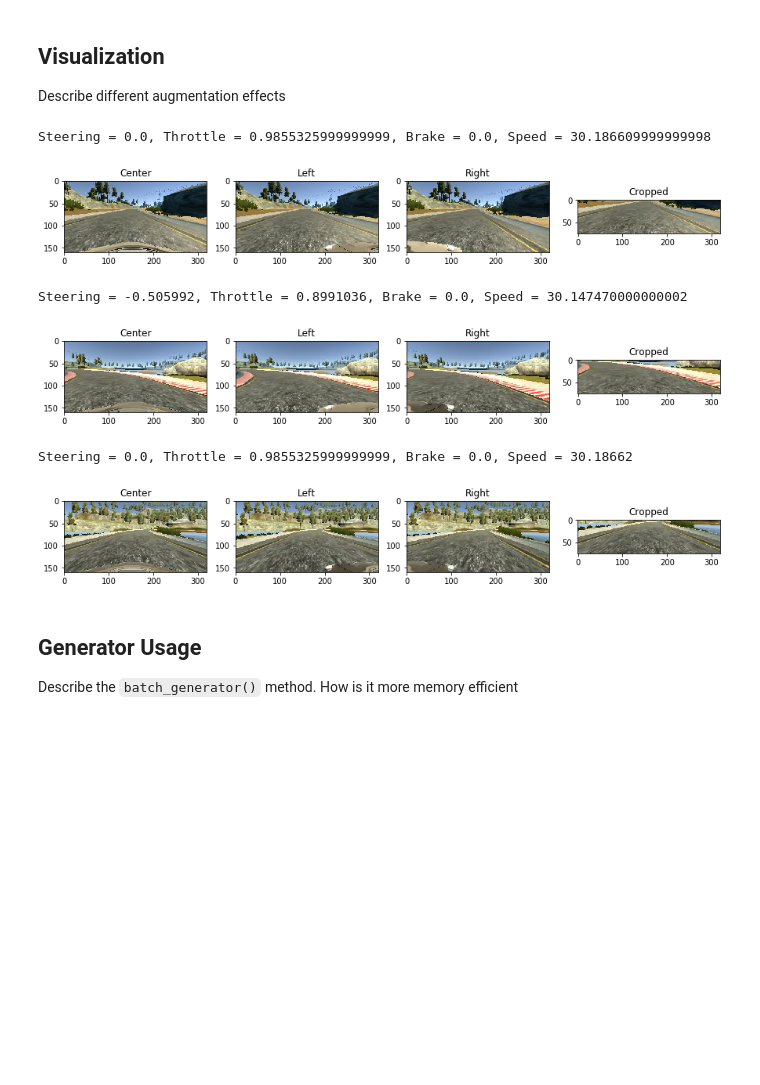
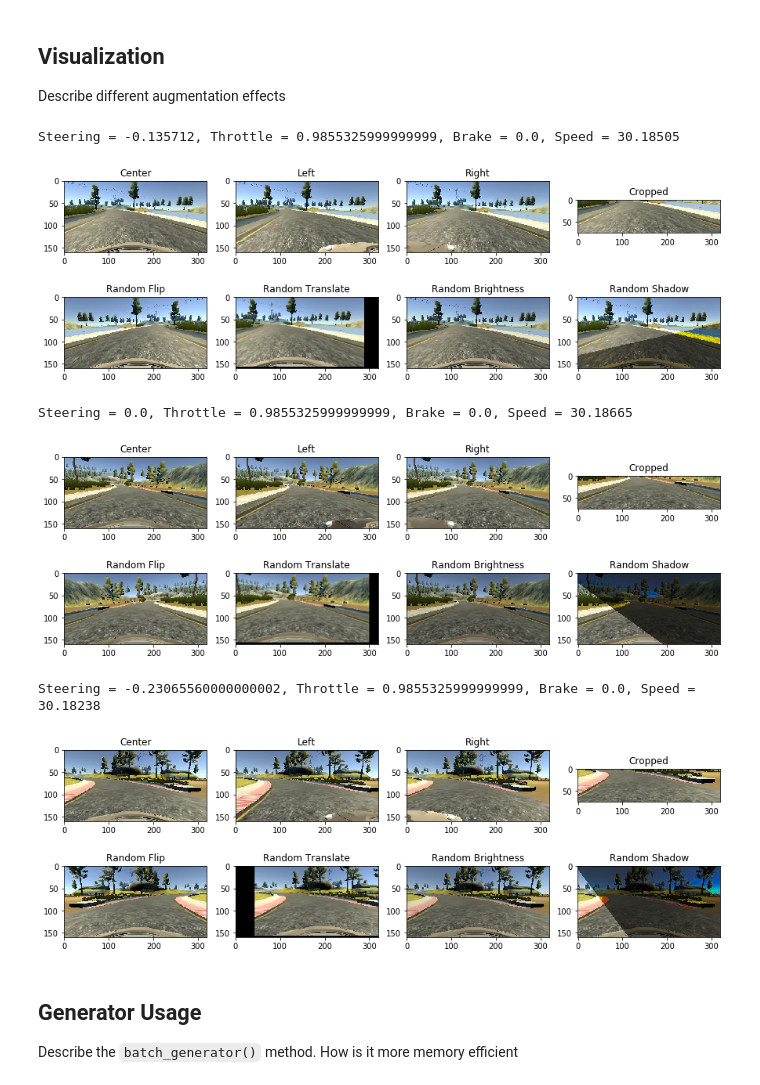
Before and after one commit to lmtoan/sdc-behavior-cloning, a Jupyter notebook: draft-0929.ipynb, the cells around one changed output. Saved outputs shown, nothing was run; the diff lists cells and outputs as text; code cells hidden in the pictures; blank space fills up the shorter version.

Commit message:
Add image augmentation methods

```diff
--- a/draft-0929.ipynb
+++ b/draft-0929.ipynb
@@ -118,27 +221,35 @@ Describe different augmentation effects
 # %%
 # Visualization
 for _, row in log_df.sample(3).iterrows():
+    print("Steering = {0[0]}, Throttle = {0[1]}, Brake = {0[2]}, Speed = {0[3]} ".format(row[3:]))
     center_image = load_image(data_dir, row['center'])
     left_image = load_image(data_dir, row['left'])
     right_image = load_image(data_dir, row['right'])
-    fig, (ax1, ax2, ax3, ax4) = plt.subplots(1, 4, figsize=(15, 15))
-    ax1.imshow(center_image)
-    ax1.set_title('Center')
-    ax2.imshow(left_image)
-    ax2.set_title('Left')
-    ax3.imshow(right_image)
-    ax3.set_title('Right')
-    ax4.imshow(crop(center_image))
-    ax4.set_title('Cropped')
-    print("Steering = {0[0]}, Throttle = {0[1]}, Brake = {0[2]}, Speed = {0[3]} ".format(row[3:]))
+    fig, ax = plt.subplots(nrows=2, ncols=4, figsize=(15, 5))
+    ax[0, 0].imshow(center_image)
+    ax[0, 0].set_title('Center')
+    ax[0, 1].imshow(left_image)
+    ax[0, 1].set_title('Left')
+    ax[0, 2].imshow(right_image)
+    ax[0, 2].set_title('Right')
+    ax[0, 3].imshow(crop(center_image))
+    ax[0, 3].set_title('Cropped')
+    ax[1, 0].imshow(random_flip(center_image, 0.0)[0])
+    ax[1, 0].set_title('Random Flip')
+    ax[1, 1].imshow(random_translate(center_image, 0.0)[0])
+    ax[1, 1].set_title('Random Translate')
+    ax[1, 2].imshow(random_brightness(center_image))
+    ax[1, 2].set_title('Random Brightness')
+    ax[1, 3].imshow(random_shadow(center_image))
+    ax[1, 3].set_title('Random Shadow')
     plt.show()
 # %% [output]
-Steering = 0.0, Throttle = 0.9855325999999999, Brake = 0.0, Speed = 30.186609999999998
+Steering = -0.135712, Throttle = 0.9855325999999999, Brake = 0.0, Speed = 30.18505
-[figure, old version]
+[figure, new version]
-Steering = -0.505992, Throttle = 0.8991036, Brake = 0.0, Speed = 30.147470000000002
+Steering = 0.0, Throttle = 0.9855325999999999, Brake = 0.0, Speed = 30.18665
-[figure, old version]
+[figure, new version]
-Steering = 0.0, Throttle = 0.9855325999999999, Brake = 0.0, Speed = 30.18662
+Steering = -0.23065560000000002, Throttle = 0.9855325999999999, Brake = 0.0, Speed = 30.18238
-[figure, old version]
+[figure, new version]
 # %% [markdown]
 Generator Usage
 ---
```
Also changed, not shown: parts of 8 cells of this notebook, 1 other file.
